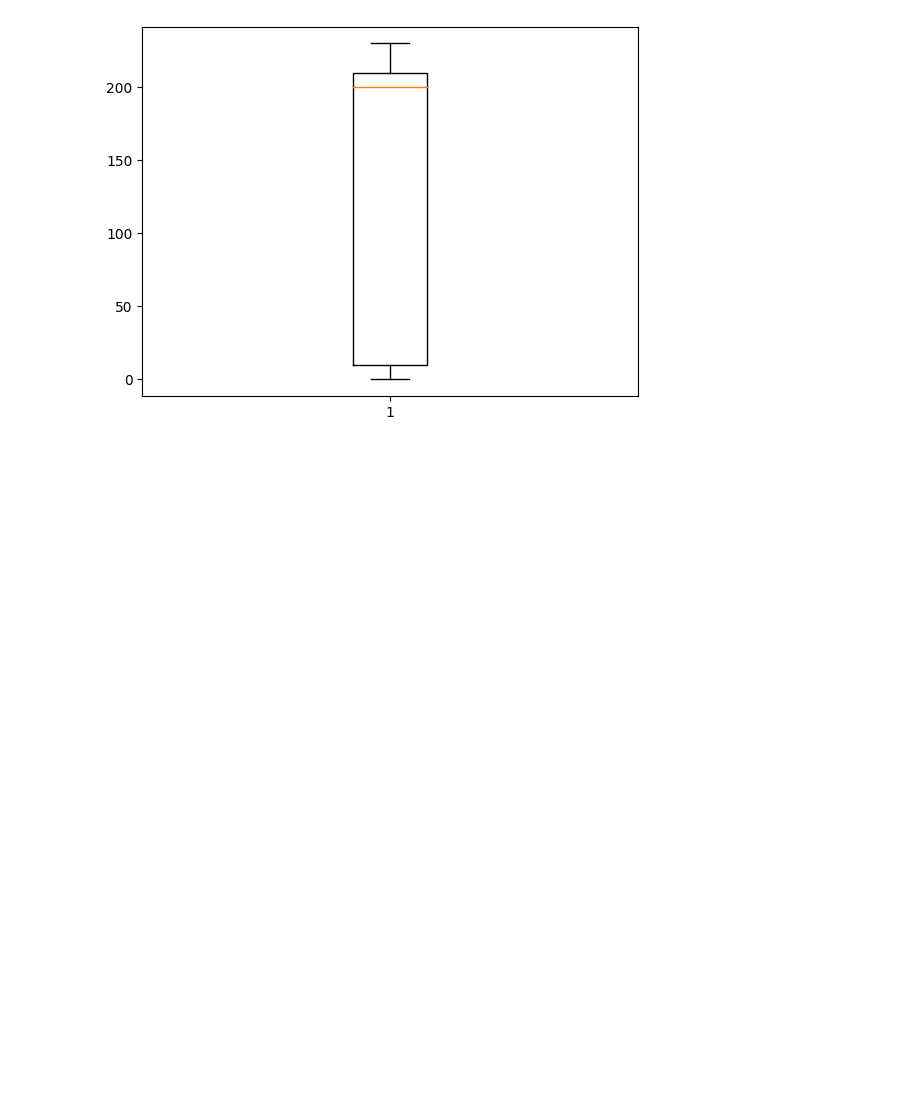
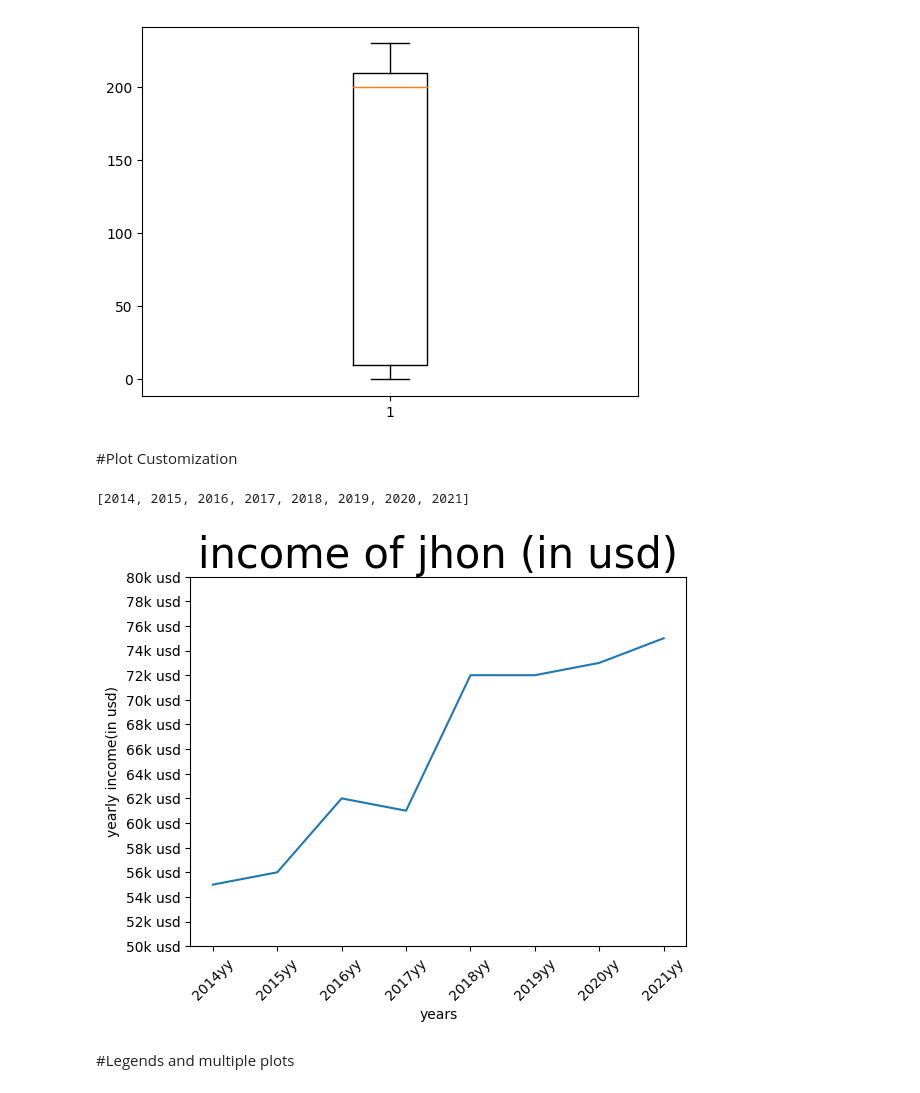
Before and after one commit to haneeth25/Libraries_prac, a Jupyter notebook: matplotlib.ipynb, the cells around one changed output. Saved outputs shown, nothing was run; the diff lists cells and outputs as text; code cells hidden in the pictures; blank space fills up the shorter version.

```diff
--- a/matplotlib.ipynb
+++ b/matplotlib.ipynb
@@ -195,3 +195,30 @@ plt.boxplot(data)
 plt.show()
 # %% [output]
 [figure]
+# %% [markdown]
+#Plot Customization
+# %%
+years = [2014+x for x in range(8)]
+years
+# %% [output]
+[2014, 2015, 2016, 2017, 2018, 2019, 2020, 2021]
+# %%
+income = [55,56,62,61,72,72,73,75]
+income_ticks = list(range(50,81,2))
+# %%
+plt.plot(years,income)
+#title
+plt.title('income of jhon (in usd)',fontsize = 30)
+#xlabel
+plt.xlabel('years')
+#ylabel
+plt.ylabel('yearly income(in usd)')
+#to make y_axis into 55.0K usd instead of just showing 55.0
+plt.yticks(income_ticks,[f"{x}k usd" for x in income_ticks])
+#Similary we can do for x axis
+plt.xticks(years,[f"{x}yy" for x in years],rotation = 45)
+plt.show()
+# %% [output]
+[figure, added]
+# %% [markdown]
+#Legends and multiple plots
```
